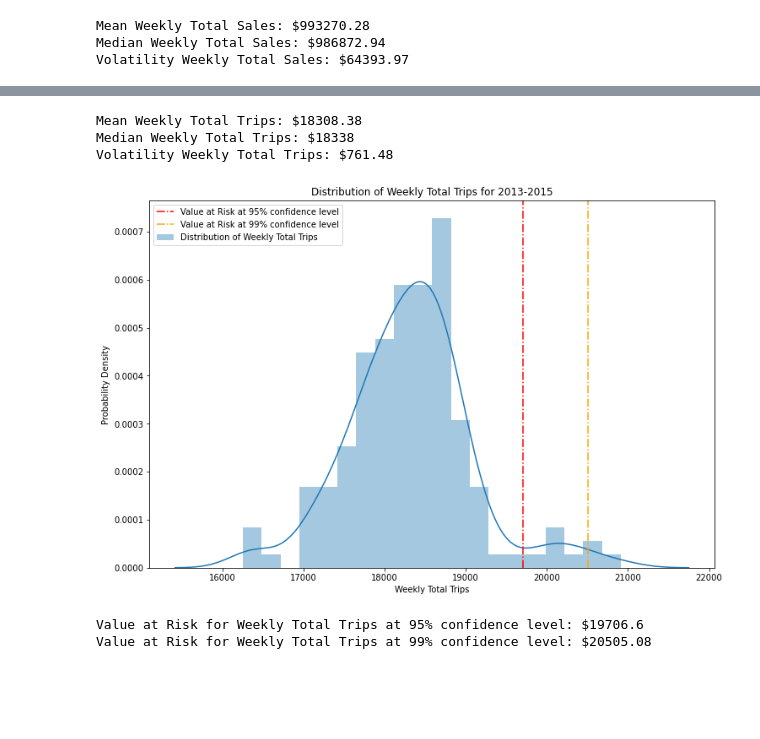
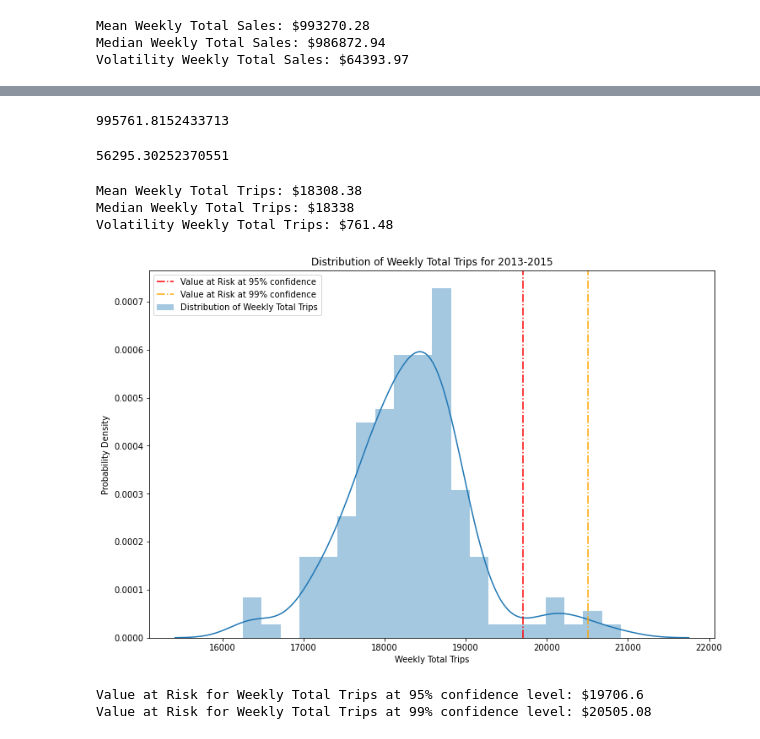
Before and after one commit to shubhamsakhuja/Customer-Segementation-and-Forecasting, a Jupyter notebook: Risk Analysis.ipynb, the cells around one changed output, grey strips where cells are left out. Drawn from its saved outputs; the diff is of its cells as text; code cells hidden in the pictures; blank space fills up the shorter version.

```diff
--- a/Risk Analysis.ipynb
+++ b/Risk Analysis.ipynb
@@ -572,3 +527,11 @@ Estimated Gamma Distribution Value at Risk for Weekly Sales at 99% confidence: $
+# %%
+myStats.mean(gammaDist)
+# %% [output]
+995761.8152433713
+# %%
+myStats.stdev(gammaDist)
+# %% [output]
+56295.30252370551
 # %%
 # Calculate statistics of Weekly Total Trips distribution.
 
@@ -591,22 +554,22 @@ Volatility Weekly Total Trips: $761.48
 # %%
 #Plot weekly trips distribution.
 
 from matplotlib import *
 import sys
 from pylab import *
 
 plt.figure(figsize = (12, 8))
 sb.distplot(WeeklyTotal["Weekly_Total_Trips"], label = "Distribution of Weekly Total Trips", bins = 20, kde = True)
-plt.axvline(round(WeeklyTotal["Weekly_Total_Trips"].quantile(.95), 2), color = "red", linestyle = "-.", label = "Value at Risk at 95% confidence level")
-plt.axvline(round(WeeklyTotal["Weekly_Total_Trips"].quantile(.99), 2), color = "orange", linestyle = "-.", label = "Value at Risk at 99% confidence level")
+plt.axvline(round(WeeklyTotal["Weekly_Total_Trips"].quantile(.95), 2), color = "red", linestyle = "-.", label = "Value at Risk at 95% confidence")
+plt.axvline(round(WeeklyTotal["Weekly_Total_Trips"].quantile(.99), 2), color = "orange", linestyle = "-.", label = "Value at Risk at 99% confidence")
 plt.xlabel("Weekly Total Trips")
 plt.ylabel("Probability Density")
 plt.title("Distribution of Weekly Total Trips for 2013-2015")
 plt.legend()
 plt.ticklabel_format(style='plain')
 plt.show()
 # %% [output]
-[figure, old version]
+[figure, new version]
 # %%
 # Calculating Value at Risk for Weekly Total Sales at 5% and 1% significance level:
 
```
Also changed, not shown: parts of 31 cells of this notebook.
